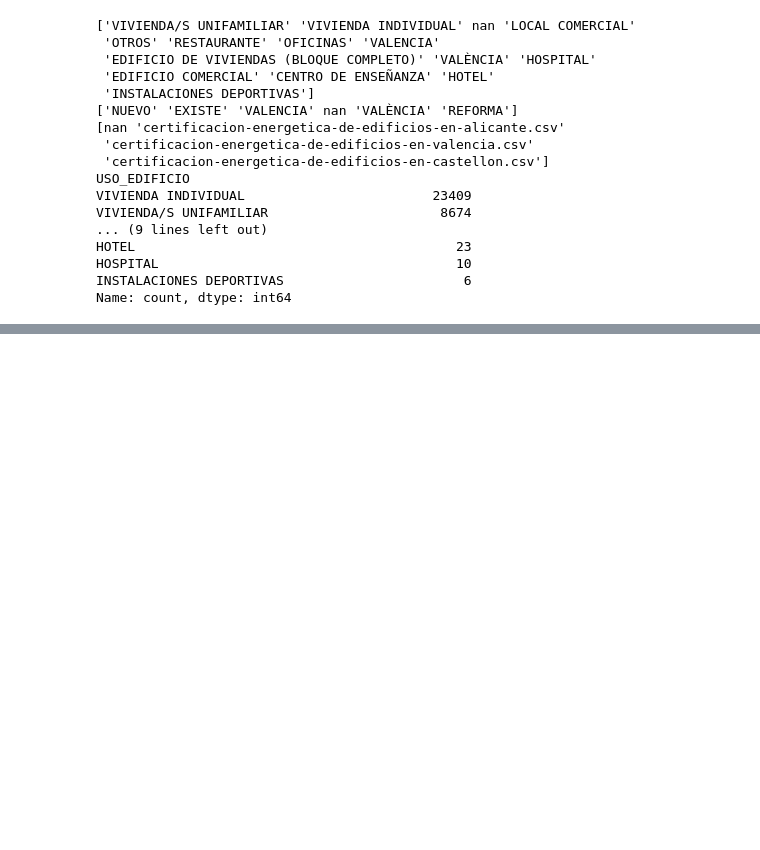
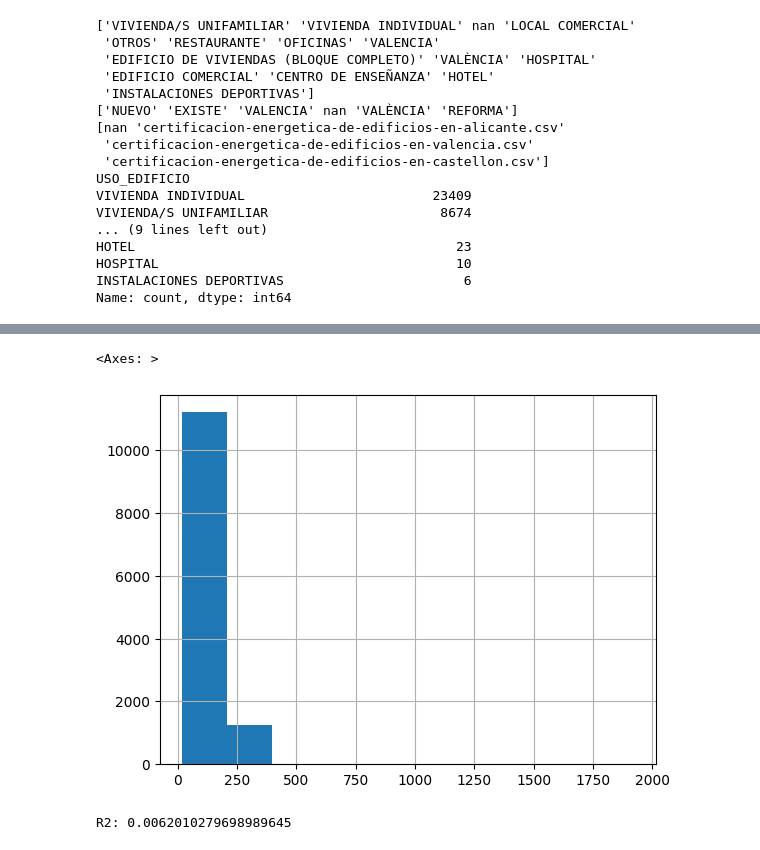
Before and after one commit to atmsDAWDAMAlicante/CEPython2526, a Jupyter notebook: Modulo_3_Analisis_de_datos/PROYECTO_KAGGLE/Proyecto_mod_Análisis_Datos_Python_ANGELTOMASMORENOSENEN.ipynb, the cells around one changed output, grey strips where cells are left out. Drawn from its saved outputs; the diff is of its cells as text; code cells hidden in the pictures; blank space fills up the shorter version.

Commit message:
Proyecto terminado sin redactar y submission.csv

```diff
--- a/Modulo_3_Analisis_de_datos/PROYECTO_KAGGLE/Proyecto_mod_Análisis_Datos_Python_ANGELTOMASMORENOSENEN.ipynb
+++ b/Modulo_3_Analisis_de_datos/PROYECTO_KAGGLE/Proyecto_mod_Análisis_Datos_Python_ANGELTOMASMORENOSENEN.ipynb
@@ -237,0 +375,12 @@ Name: count, dtype: int64
+# %%
+# 22 Entrenar el modelo
+
+from sklearn.ensemble import RandomForestRegressor
+
+model = RandomForestRegressor(
+    n_estimators=100,
+    random_state=42,
+    n_jobs=-1
+)
+
+model.fit(X_train, y_train)
@@ -237,0 +403,21 @@ Name: count, dtype: int64
+# %%
+# Submission
+
+X_test = test_df.copy()
+
+X_test["ANYO_CONSTRUCCION"] = pd.to_numeric(X_test["ANYO_CONSTRUCCION"], errors="coerce")
+X_test["CODIGO_POSTAL"] = X_test["CODIGO_POSTAL"].astype(str)
+
+X_test = pd.get_dummies(X_test)
+
+# Alinear columnas con el entrenamiento
+X_test = X_test.reindex(columns=X_train.columns, fill_value=0)
+
+preds = model.predict(X_test)
+
+submission = pd.DataFrame({
+    "id": test_df["id"],
+    "CONSUMO_EP_VALOR": preds
+})
+
+submission.to_csv("submission.csv", index=False)
@@ -237,0 +435,8 @@ Name: count, dtype: int64
+# %%
+submission = pd.DataFrame(model.predict(X_test))
+submission = pd.DataFrame({
+    "id": test_df["id"],
+    "CONSUMO_EP_VALOR": preds
+})
+submission.head(10)
+submission["CONSUMO_EP_VALOR"].describe()
@@ -237,0 +454,13 @@ Name: count, dtype: int64
+# %%
+submission["CONSUMO_EP_VALOR"].hist()
+# %% [output]
+<Axes: >
+[figure, added]
+# %%
+from sklearn.metrics import r2_score
+
+r2 = r2_score(y_val, y_pred)
+
+print("R2:", r2)
+# %% [output]
+R2: 0.0062010279698989645
```
Also changed, not shown: parts of 15 cells of this notebook, 1 other file.
